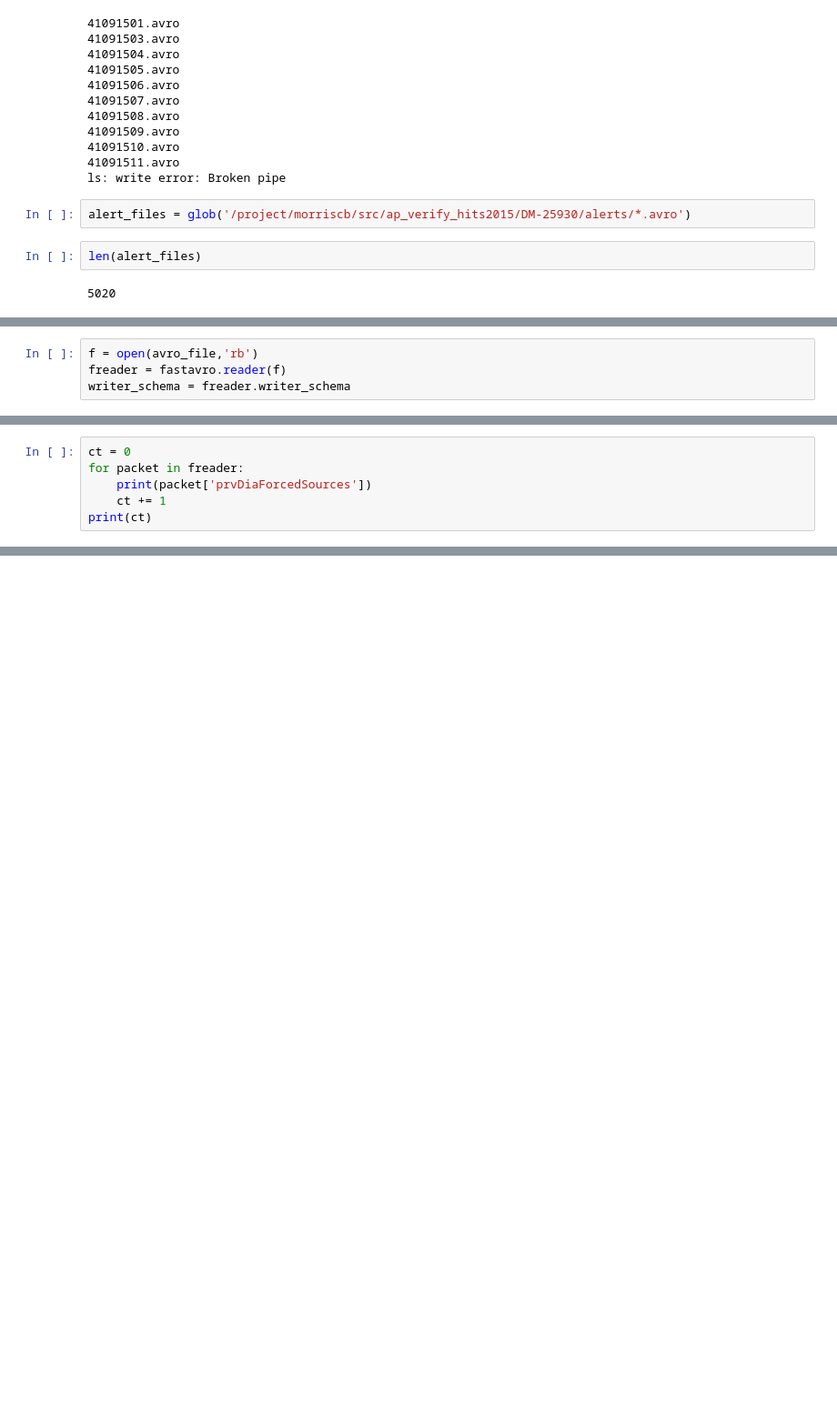
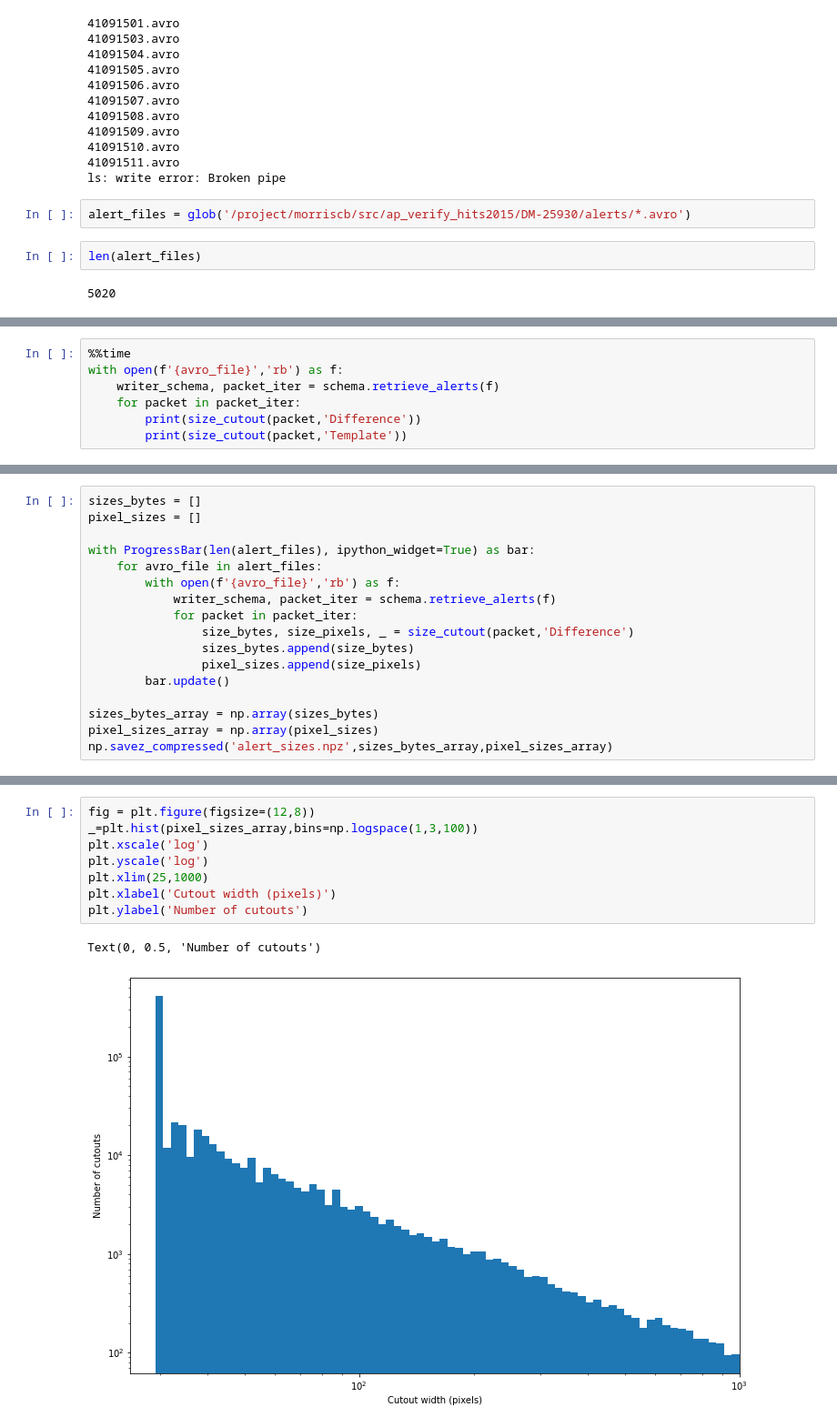
Before and after one commit to lsst-dm/ap_pipe-notebooks, a Jupyter notebook: DM-25930-alert_sizes.ipynb, the cells around one changed output, grey strips where cells are left out. Shown at 91% size. Cells and saved outputs as stored; diff of their text form; blank space fills up the shorter version.

Commit message:
make histograms

```diff
--- a/DM-25930-alert_sizes.ipynb
+++ b/DM-25930-alert_sizes.ipynb
@@ -78,4 +64,0 @@ schema.definition
-# %%
-f = open(avro_file,'rb')
-freader = fastavro.reader(f)
-writer_schema = freader.writer_schema
@@ -102,6 +64,0 @@ writer_schema
-# %%
-ct = 0
-for packet in freader:
-    print(packet['prvDiaForcedSources'])
-    ct += 1
-print(ct)
@@ -125,0 +132,7 @@ print(ct)
+# %%
+%%time
+with open(f'{avro_file}','rb') as f:
+    writer_schema, packet_iter = schema.retrieve_alerts(f)
+    for packet in packet_iter:
+        print(size_cutout(packet,'Difference'))
+        print(size_cutout(packet,'Template'))
@@ -125,0 +160,17 @@ print(ct)
+# %%
+sizes_bytes = []
+pixel_sizes = []
+
+with ProgressBar(len(alert_files), ipython_widget=True) as bar:
+    for avro_file in alert_files:
+        with open(f'{avro_file}','rb') as f:
+            writer_schema, packet_iter = schema.retrieve_alerts(f)
+            for packet in packet_iter:
+                size_bytes, size_pixels, _ = size_cutout(packet,'Difference')
+                sizes_bytes.append(size_bytes)
+                pixel_sizes.append(size_pixels)
+        bar.update()
+
+sizes_bytes_array = np.array(sizes_bytes)
+pixel_sizes_array = np.array(pixel_sizes)
+np.savez_compressed('alert_sizes.npz',sizes_bytes_array,pixel_sizes_array)
@@ -125,0 +189,11 @@ print(ct)
+# %%
+fig = plt.figure(figsize=(12,8))
+_=plt.hist(pixel_sizes_array,bins=np.logspace(1,3,100))
+plt.xscale('log')
+plt.yscale('log')
+plt.xlim(25,1000)
+plt.xlabel('Cutout width (pixels)')
+plt.ylabel('Number of cutouts')
+# %% [output]
+Text(0, 0.5, 'Number of cutouts')
+[figure, added]
```
Also changed, not shown: parts of 34 cells of this notebook.
